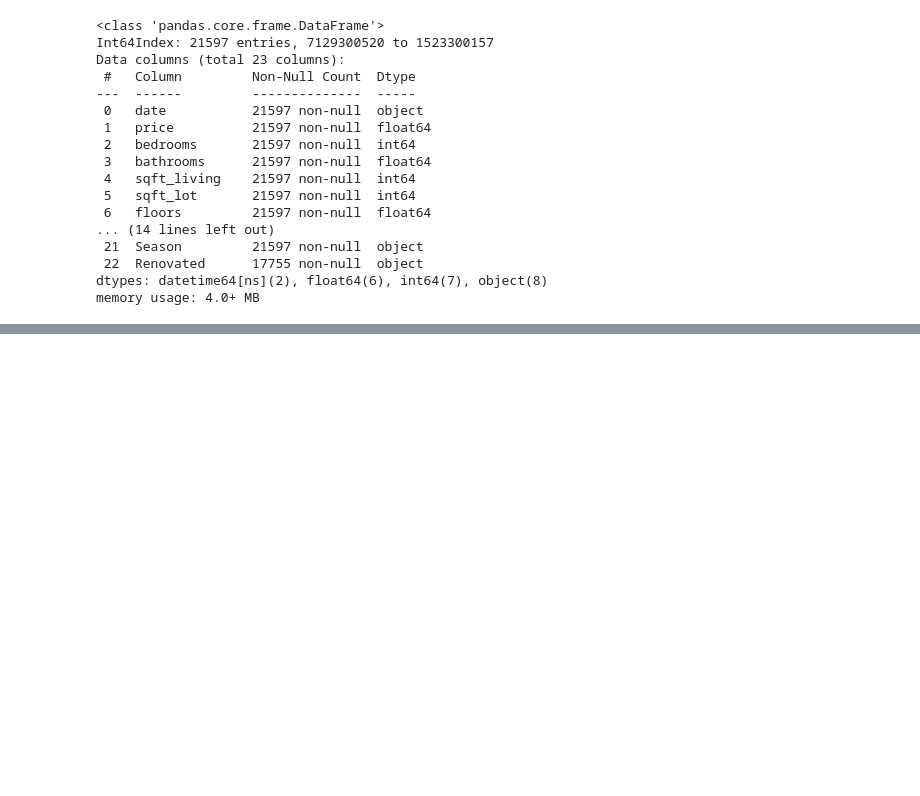
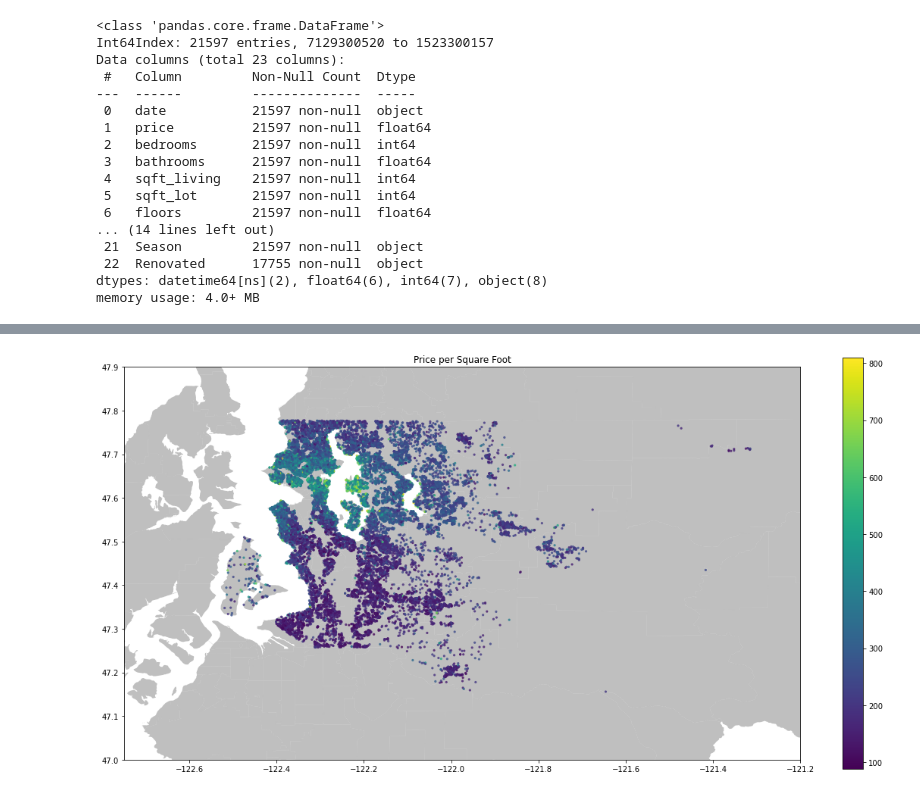
Before and after one commit to ValeriaVF/Phase_2-Project, a Jupyter notebook: Sally's notebook.ipynb, the cells around one changed output, grey strips where cells are left out. Saved outputs shown, nothing was run; the diff lists cells and outputs as text; code cells hidden in the pictures; blank space fills up the shorter version.

```diff
--- a/Sally's notebook.ipynb
+++ b/Sally's notebook.ipynb
@@ -167,0 +197,16 @@ memory usage: 4.0+ MB
+# %%
+df['ppsf'] = df.price/df.sqft_living
+fig, ax = plt.subplots(figsize=(20,10))
+
+street_map.plot(ax=ax, alpha=0.5,color="grey")
+geo_df.plot(column="ppsf", ax=ax, alpha=0.7, legend=True, markersize=5)
+# sns.scatterplot(data=df,x="long", y="lat", hue= 'ppsf')
+# plt.scatter(df_out['long'], df_out['lat'], c=df_out['price_per_sqft'],s=1)
+#plt.colorbar().set_label('price per Sqft', fontsize=14)
+
+plt.xlim(-122.75,-121.2)
+plt.ylim( 47.0,47.9)
+plt.title('Price per Square Foot')
+plt.show()
+# %% [output]
+[figure, added]
```
Also changed, not shown: parts of 7 cells of this notebook, 6 other files.
